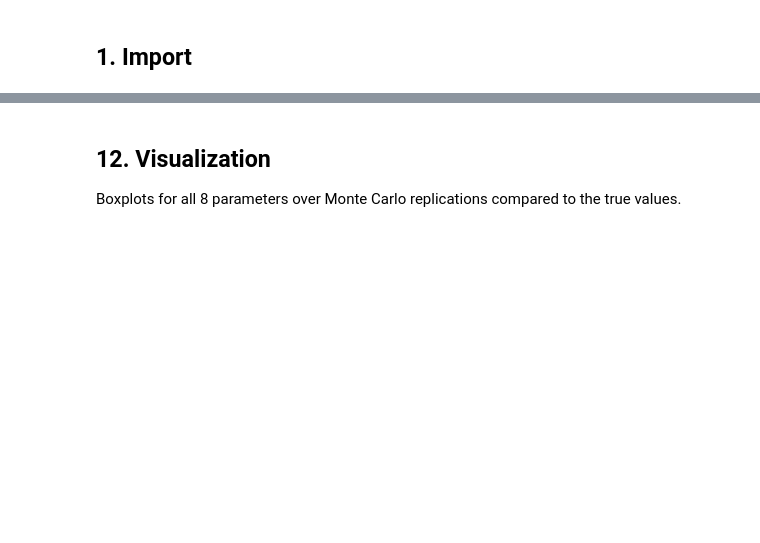
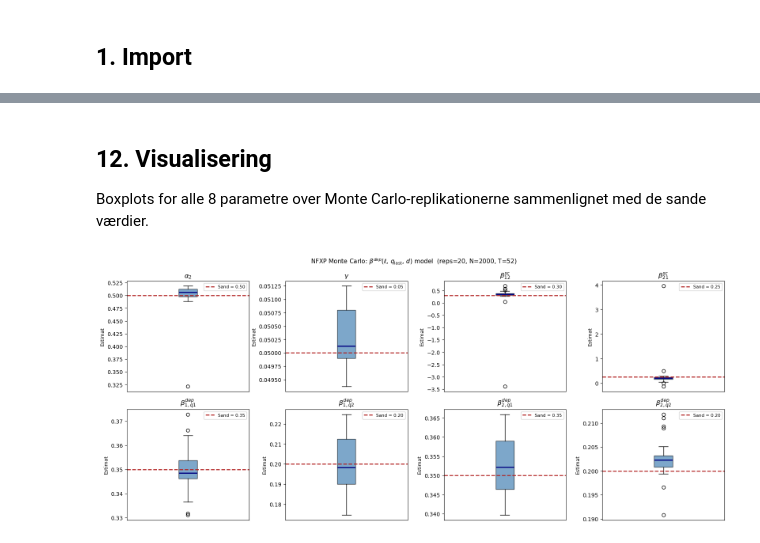
Before and after one commit to OEiberg/dp_ucph_oe, a Jupyter notebook: Term Paper OEJ x SRL/nfxp_quantity_dep.ipynb, the cells around one changed output, grey strips where cells are left out. Drawn from its saved outputs; the diff is of its cells as text; code cells hidden in the pictures; blank space fills up the shorter version.

```diff
--- a/Term Paper OEJ x SRL/nfxp_quantity_dep.ipynb
+++ b/Term Paper OEJ x SRL/nfxp_quantity_dep.ipynb
@@ -236,10 +250,9 @@ $$P(c \mid s;\theta) = \frac{\exp(Q_c)}{\sum_{k}\exp(Q_k)}, \quad Q_c = u(c, s)
 # %%
 def compute_ccps(V, alpha, gamma, beta_sc, beta_dep) -> np.ndarray:
     """
-    Compute CCPs from solved value function V.
+    Beregn CCPs fra løst værdifunktion V.
     P shape: (J, Q_MAX, D_MAX+1, N_PROMO, N_CHOICES).
     """
-    # Expected continuation value integrated over next promotion state
     EV = (V.reshape(J * Q_MAX * (D_MAX + 1), N_PROMO) @ PROMO_TRANS.T
           ).reshape(J, Q_MAX, D_MAX + 1, N_PROMO)
 
@@ -267,7 +280,6 @@ def compute_ccps(V, alpha, gamma, beta_sc, beta_dep) -> np.ndarray:
                                           alpha, gamma, beta_sc, beta_dep)
                                 + DELTA * EV[j_idx, q_buy_idx, 0, e]
                             )
-                    # Softmax to get choice probabilities
                     w = np.exp(Q_vals - Q_vals.max())
                     P[l_idx, q_idx, d, e, :] = w / w.sum()
 
@@ -284,6 +296,6 @@ def compute_ccps(V, alpha, gamma, beta_sc, beta_dep) -> np.ndarray:
 # %%
 def _sample_rows(rng, row_probs: np.ndarray) -> np.ndarray:
-    """Vectorized categorical draw: one observation per row of row_probs."""
+    """Vektoriseret kategorisk trækning: én observation pr. række i row_probs."""
     u = rng.random(len(row_probs))
     cumsum = np.cumsum(row_probs, axis=1)
     return (u[:, None] > cumsum).sum(axis=1)
@@ -293,44 +305,41 @@ def simulate_panel(P_true: np.ndarray,
                    n_consumers: int = N, n_periods: int = T,
                    seed=None) -> dict:
     """
-    Simulate consumer panel from CCPs.
+    Simulér forbrugerpanel fra CCPs.
     P_true shape: (J, Q_MAX, D_MAX+1, N_PROMO, N_CHOICES).
 
-    Returns dict: Y_choice, L, Q_LAST, D, E_IDX  — all (n_consumers, n_periods).
+    Returnerer dict: Y_choice, L, Q_LAST, D, E_IDX  — alle (n_consumers, n_periods).
     """
     rng = np.random.default_rng(seed)
 
-    # Pre-allocate arrays for the full panel
     Y_choice = np.zeros((n_consumers, n_periods), dtype=int)
     L        = np.zeros((n_consumers, n_periods), dtype=int)
     Q_LAST   = np.ones( (n_consumers, n_periods), dtype=int)
     D        = np.zeros((n_consumers, n_periods), dtype=int)
     E_IDX    = np.zeros((n_consumers, n_periods), dtype=int)
 
-    # Random initial states
     ell   = rng.integers(1, J + 1,     size=n_consumers)
-    q_lst = np.ones(n_consumers, dtype=int)               # initialize q_last = 1
+    q_lst = np.ones(n_consumers, dtype=int)               # initialisér q_last = 1
     dur   = rng.integers(0, D_MAX + 1, size=n_consumers)
     e_idx = rng.integers(0, N_PROMO,   size=n_consumers)
 
     for t in range(n_periods):
-        # Record current state
         L[:, t]      = ell
         Q_LAST[:, t] = q_lst
         D[:, t]      = dur
         E_IDX[:, t]  = e_idx
 
-        # CCP lookup: state (ℓ-1, q_last-1, min(d,D_MAX), e)
+        # CCP-opslag: tilstand (ℓ-1, q_last-1, min(d,D_MAX), e)
         probs = P_true[ell - 1, q_lst - 1, np.minimum(dur, D_MAX), e_idx, :]
         y = _sample_rows(rng, probs)
         Y_choice[:, t] = y
 
-        # Decode brand and quantity from choice index
+        # Afkod mærke og mængde fra valgsindeks
         bought       = y > 0
         brand_bought = np.where(bought, (y - 1) // Q_MAX + 1, ell)
         qty_bought   = np.where(bought, (y - 1) % Q_MAX  + 1, q_lst)
 
-        # Update state variables (transition rule)
+        # Opdater tilstandsvariable (transitionsregel)
         ell   = brand_bought
         q_lst = qty_bought
         dur   = np.where(bought, 0, np.minimum(dur + 1, D_MAX))
@@ -349,7 +358,7 @@ $$\ell(\theta) = \sum_{i,t} \log P(y_{it} \mid \ell_{it}, q_{it}, d_{it}, e_{it}
 $$\theta = [\alpha_2,\; \gamma,\; \beta^{sc}_{12},\; \beta^{sc}_{21},\; \beta^{dep}_{1,q1},\; \beta^{dep}_{1,q2},\; \beta^{dep}_{2,q1},\; \beta^{dep}_{2,q2}]$$
 # %%
 def log_likelihood(data: dict, P: np.ndarray) -> float:
-    """Summed log-likelihood over all (i,t) observations."""
+    """Summeret log-sandsynlighed over alle (i,t)-observationer."""
     Y = data["Y_choice"]
     L, Q, D, E = data["L"], data["Q_LAST"], data["D"], data["E_IDX"]
     probs = P[L - 1, Q - 1, D, E, Y]
@@ -357,7 +366,7 @@ def log_likelihood(data: dict, P: np.ndarray) -> float:
 
 
 def unpack(theta: np.ndarray):
-    """Unpack theta = [alpha_2, gamma, beta_sc_12, beta_sc_21, bdep_1q1, bdep_1q2, bdep_2q1, bdep_2q2]."""
+    """[alpha_2, gamma, beta_sc_12, beta_sc_21, bdep_1q1, bdep_1q2, bdep_2q1, bdep_2q2]"""
     alpha    = np.array([0.0, theta[0]])
     gamma    = float(theta[1])
     beta_sc  = np.array([[0.0, theta[2]], [theta[3], 0.0]])
@@ -366,7 +375,6 @@ def unpack(theta: np.ndarray):
 
 
 def nfxp_objective(theta: np.ndarray, data: dict) -> float:
-    # Solve VFI, compute CCPs, and return negative log-likelihood
     alpha, gamma, beta_sc, beta_dep = unpack(theta)
     V = solve_vfi(alpha, gamma, beta_sc, beta_dep)
     P = compute_ccps(V, alpha, gamma, beta_sc, beta_dep)
@@ -374,7 +382,7 @@ def nfxp_objective(theta: np.ndarray, data: dict) -> float:
 
 
 def estimate_nfxp(data: dict, theta0: np.ndarray = None, verbose: bool = False):
-    """Estimate the model with NFXP (Nelder-Mead)."""
+    """Estimer modellen med NFXP (Nelder-Mead)."""
     if theta0 is None:
         theta0 = np.array([0.1, 0.03, 0.3, 0.3, 0.2, 0.1, 0.2, 0.1])
     return minimize(
@@ -503,43 +557,43 @@ print("\nSaved: nfxp_mc_results.csv  and  nfxp_mc_summary.csv")
 # %% [markdown]
-## 12. Visualization
+## 12. Visualisering
 
-Boxplots for all 8 parameters over Monte Carlo replications compared to the true values.
+Boxplots for alle 8 parametre over Monte Carlo-replikationerne sammenlignet med de sande værdier.
 # %%
-# LaTeX labels for each parameter (used in plots)
 latex_lbl = {
     "alpha_2":    r"$\alpha_2$",
     "gamma":      r"$\gamma$",
     "beta_sc_12": r"$\beta^{sc}_{12}$",
     "beta_sc_21": r"$\beta^{sc}_{21}$",
     "bdep_1_q1":  r"$\beta^{dep}_{1,q1}$",
     "bdep_1_q2":  r"$\beta^{dep}_{1,q2}$",
     "bdep_2_q1":  r"$\beta^{dep}_{2,q1}$",
     "bdep_2_q2":  r"$\beta^{dep}_{2,q2}$",
 }
 
 fig, axes = plt.subplots(2, 4, figsize=(16, 7))
 axes = axes.flatten()
 
 for ax, (i, name) in zip(axes, enumerate(PARAM_NAMES)):
     est    = results[results["param"] == name]["estimate"].to_numpy()
     true_v = THETA_TRUE[i]
-    # Box shows distribution of MC estimates; dashed line marks true value
     ax.boxplot(est, vert=True, patch_artist=True,
                boxprops=dict(facecolor="steelblue", alpha=0.7),
                medianprops=dict(color="navy", linewidth=2))
     ax.axhline(true_v, color="firebrick", lw=1.8, ls="--",
-               label=f"True = {true_v:.2f}")
+               label=f"Sand = {true_v:.2f}")
     ax.set_title(latex_lbl.get(name, name), fontsize=12)
-    ax.set_ylabel("Estimate", fontsize=9)
+    ax.set_ylabel("Estimat", fontsize=9)
     ax.legend(fontsize=8)
     ax.xaxis.set_major_locator(mticker.NullLocator())
 
 fig.suptitle(
     r"NFXP Monte Carlo: $\beta^{dep}(\ell,\, q_{\rm last},\, d)$ model"
     f"  (reps={MC_REPS}, N={N}, T={T})",
     fontsize=11,
 )
 plt.tight_layout()
 plt.savefig("nfxp_mc_boxplots.pdf", bbox_inches="tight")
 plt.show()
+# %% [output]
+[figure, added]
 # %%
```
Also changed, not shown: parts of 21 cells of this notebook, 1 other file.
